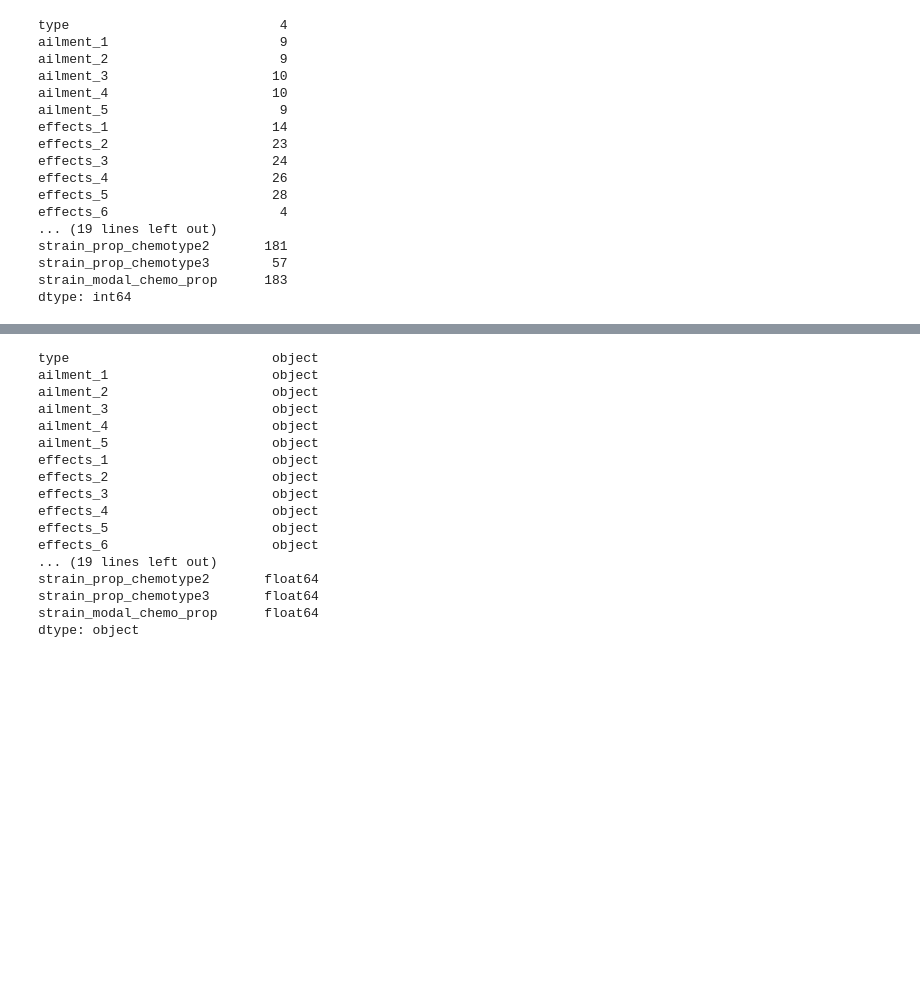
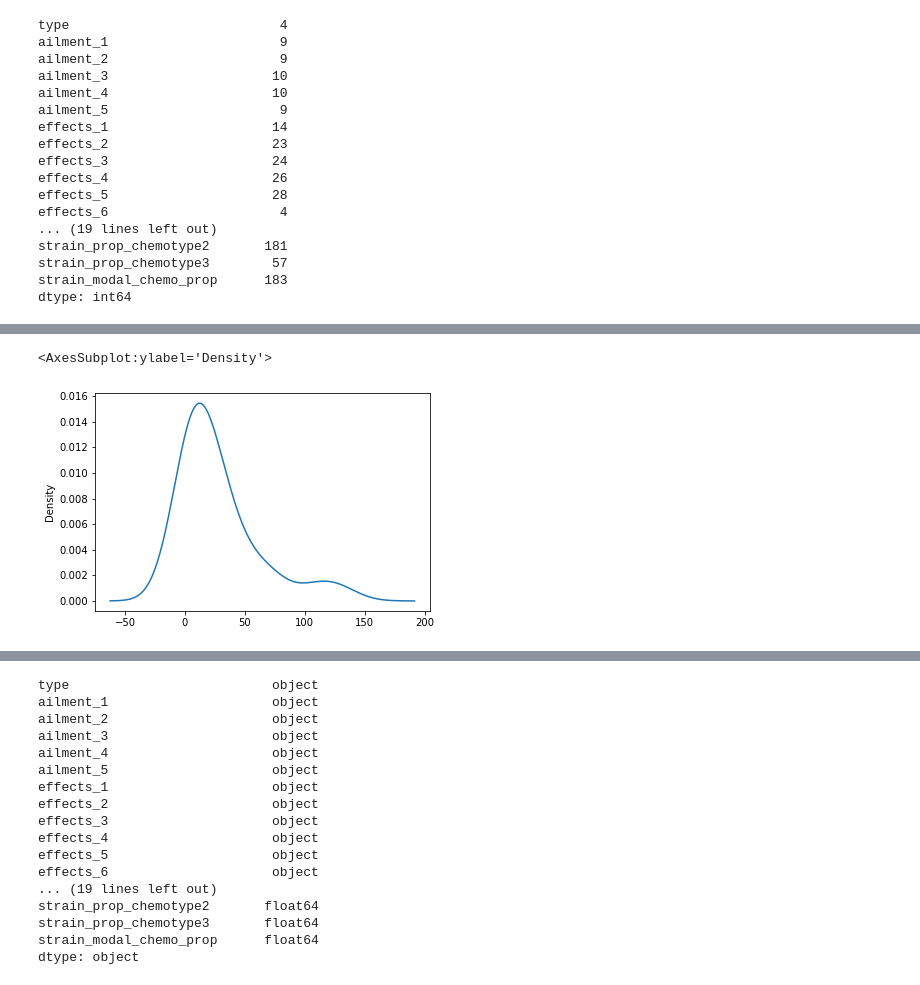
Before and after one commit to paulerlic/medical-marijuana-group, a Jupyter notebook: Model/MMG_DLNN_KT.ipynb, the cells around one changed output, grey strips where cells are left out. Drawn from its saved outputs; the diff is of its cells as text; code cells hidden in the pictures; blank space fills up the shorter version.

```diff
--- a/Model/MMG_DLNN_KT.ipynb
+++ b/Model/MMG_DLNN_KT.ipynb
@@ -91,0 +219,10 @@ dtype: int64
+# %%
+# Determine which values to replace if counts are less than ...?
+replace_effects_3 = list(effects_3_counts[effects_3_counts < 10].index)
+
+# Replace in dataframe
+for app in replace_effects_3:
+    kushy_washington_df.effects_3 = kushy_washington_df.effects_3.replace(app,"Other")
+
+# Check to make sure binning was successful
+kushy_washington_df.effects_3.value_counts()
@@ -91,0 +248,4 @@ dtype: int64
+# %%
+# Look at effects_4 value counts for binning
+effects_4_counts = kushy_washington_df.effects_4.value_counts()
+effects_4_counts
@@ -91,0 +270,6 @@ dtype: int64
+# %%
+# Visualize the value counts of effects_4
+effects_4_counts.plot.density()
+# %% [output]
+<AxesSubplot:ylabel='Density'>
+[figure, added]
```
Also changed, not shown: parts of 32 cells of this notebook, 1 other file.
